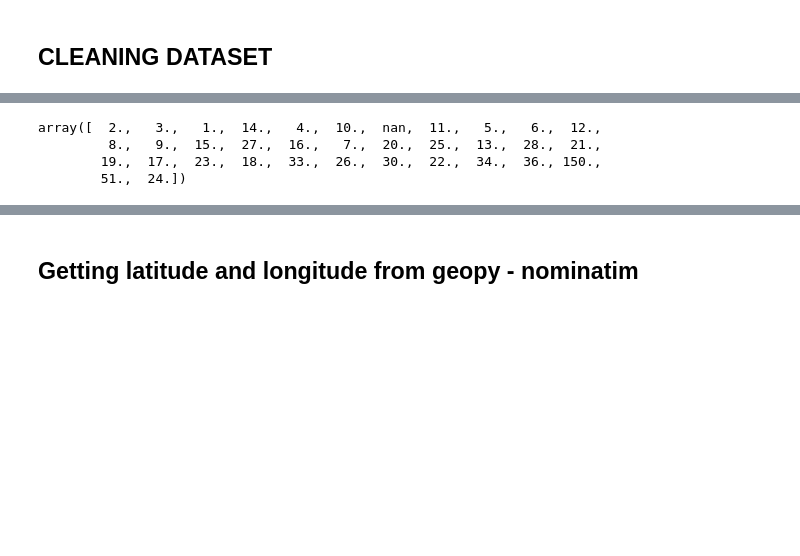
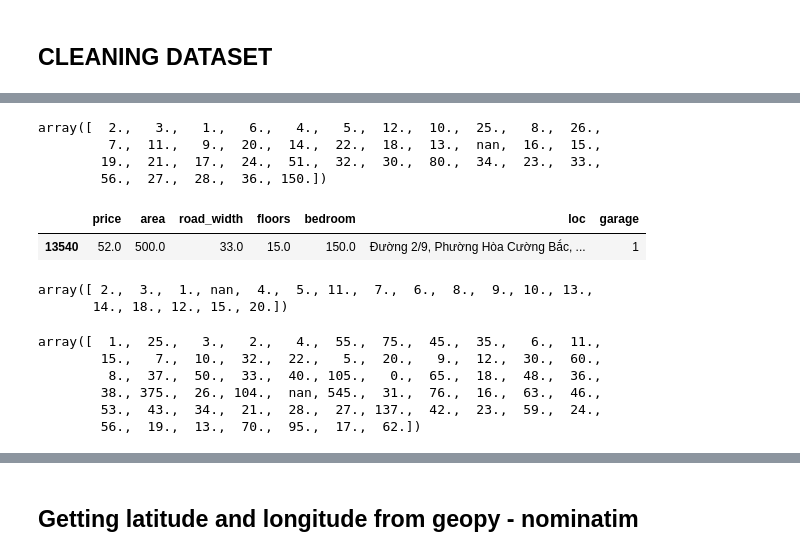
Before and after one commit to aduy2408/Project_ADY201m, a Jupyter notebook: Scraper/alonhadata/CLEANING_DATASET copy.ipynb, the cells around one changed output, grey strips where cells are left out. Cells and saved outputs as stored; diff of their text form; code cells hidden in the pictures; blank space fills up the shorter version.

```diff
--- a/Scraper/alonhadata/CLEANING_DATASET copy.ipynb
+++ b/Scraper/alonhadata/CLEANING_DATASET copy.ipynb
@@ -8,5 +8,4 @@ import seaborn as sns
 # %% [markdown]
 ## CLEANING DATASET
 # %%
-df = pd.read_csv('Alonhadat.csv',encoding='utf-8')
-df
+df = pd.read_csv('scraped_data_alonhadat_onlyfront.csv',encoding='utf-8')
@@ -26,0 +12,2 @@ df
+# %%
+df = df.drop_duplicates()
@@ -85,7 +89,12 @@ df['floors'] = df['floors'].apply(clean_numeric_column)
 # %%
 df['bedroom'].unique()
 # %% [output]
-array([  2.,   3.,   1.,  14.,   4.,  10.,  nan,  11.,   5.,   6.,  12.,
-         8.,   9.,  15.,  27.,  16.,   7.,  20.,  25.,  13.,  28.,  21.,
-        19.,  17.,  23.,  18.,  33.,  26.,  30.,  22.,  34.,  36., 150.,
-        51.,  24.])
+array([  2.,   3.,   1.,   6.,   4.,   5.,  12.,  10.,  25.,   8.,  26.,
+         7.,  11.,   9.,  20.,  14.,  22.,  18.,  13.,  nan,  16.,  15.,
+        19.,  21.,  17.,  24.,  51.,  32.,  30.,  80.,  34.,  23.,  33.,
+        56.,  27.,  28.,  36., 150.])
+# %%
+df[df['bedroom'] == 150]
+# %% [output]
+|  | price | area | road_width | floors | bedroom | loc | garage |
+| 13540 | 52.0 | 500.0 | 33.0 | 15.0 | 150.0 | Đường 2/9, Phường Hòa Cường Bắc, ... | 1 |
@@ -91,0 +103,14 @@ array([  2.,   3.,   1.,  14.,   4.,  10.,  nan,  11.,   5.,   6.,  12.,
+# %%
+df['floors'].unique()
+# %% [output]
+array([ 2.,  3.,  1., nan,  4.,  5., 11.,  7.,  6.,  8.,  9., 10., 13.,
+       14., 18., 12., 15., 20.])
+# %%
+df['road_width'].unique()
+# %% [output]
+array([  1.,  25.,   3.,   2.,   4.,  55.,  75.,  45.,  35.,   6.,  11.,
+        15.,   7.,  10.,  32.,  22.,   5.,  20.,   9.,  12.,  30.,  60.,
+         8.,  37.,  50.,  33.,  40., 105.,   0.,  65.,  18.,  48.,  36.,
+        38., 375.,  26., 104.,  nan, 545.,  31.,  76.,  16.,  63.,  46.,
+        53.,  43.,  34.,  21.,  28.,  27., 137.,  42.,  23.,  59.,  24.,
+        56.,  19.,  13.,  70.,  95.,  17.,  62.])
```
Also changed, not shown: parts of 15 cells of this notebook, 11 other files.
